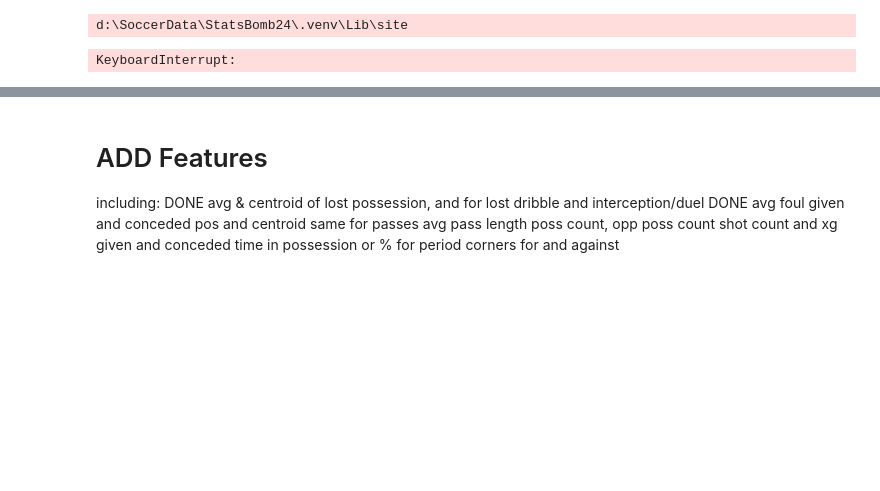
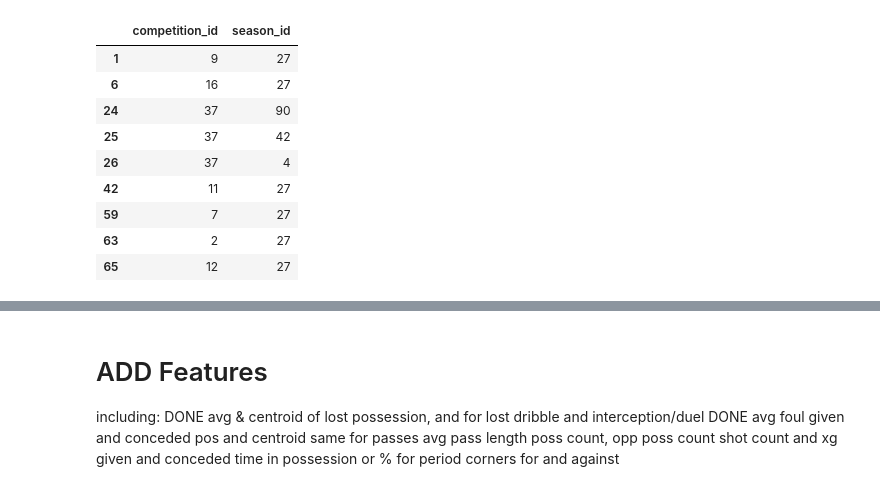
Before and after one commit to conormalone/StatsBomb24, a Jupyter notebook: Substitute_Working.ipynb, the cells around one changed output, grey strips where cells are left out. Cells and saved outputs as stored; diff of their text form; code cells hidden in the pictures; blank space fills up the shorter version.

```diff
--- a/Substitute_Working.ipynb
+++ b/Substitute_Working.ipynb
@@ -46,6 +52,19 @@ comps
 | 59 | 7 | 27 | France | Ligue 1 | male | False | ... |
 | 63 | 2 | 27 | England | Premier League | male | False | ... |
 | 65 | 12 | 27 | Italy | Serie A | male | False | ... |
+# %%
+comps[["competition_id","season_id"]]
+# %% [output]
+|  | competition_id | season_id |
+| 1 | 9 | 27 |
+| 6 | 16 | 27 |
+| 24 | 37 | 90 |
+| 25 | 37 | 42 |
+| 26 | 37 | 4 |
+| 42 | 11 | 27 |
+| 59 | 7 | 27 |
+| 63 | 2 | 27 |
+| 65 | 12 | 27 |
 # %%
 def calculate_polygon_centroid(coords):
     """
@@ -376,11 +395,3 @@ def xg_share_func(row):
     xg_share_df = pd.concat([xg_share_df,result], axis = 0)
     #xg_share_df
     return xg_share_df
-# %%
-comp_list = comps.competition_id
-asnwer2 = [*map(substition_func, comp_list)]
-
-results = pd.concat(asnwer2, ignore_index=True)
-# %% [output]
-d:\SoccerData\StatsBomb24\.venv\Lib\site
-KeyboardInterrupt:
```
Also changed, not shown: parts of 28 cells of this notebook.
